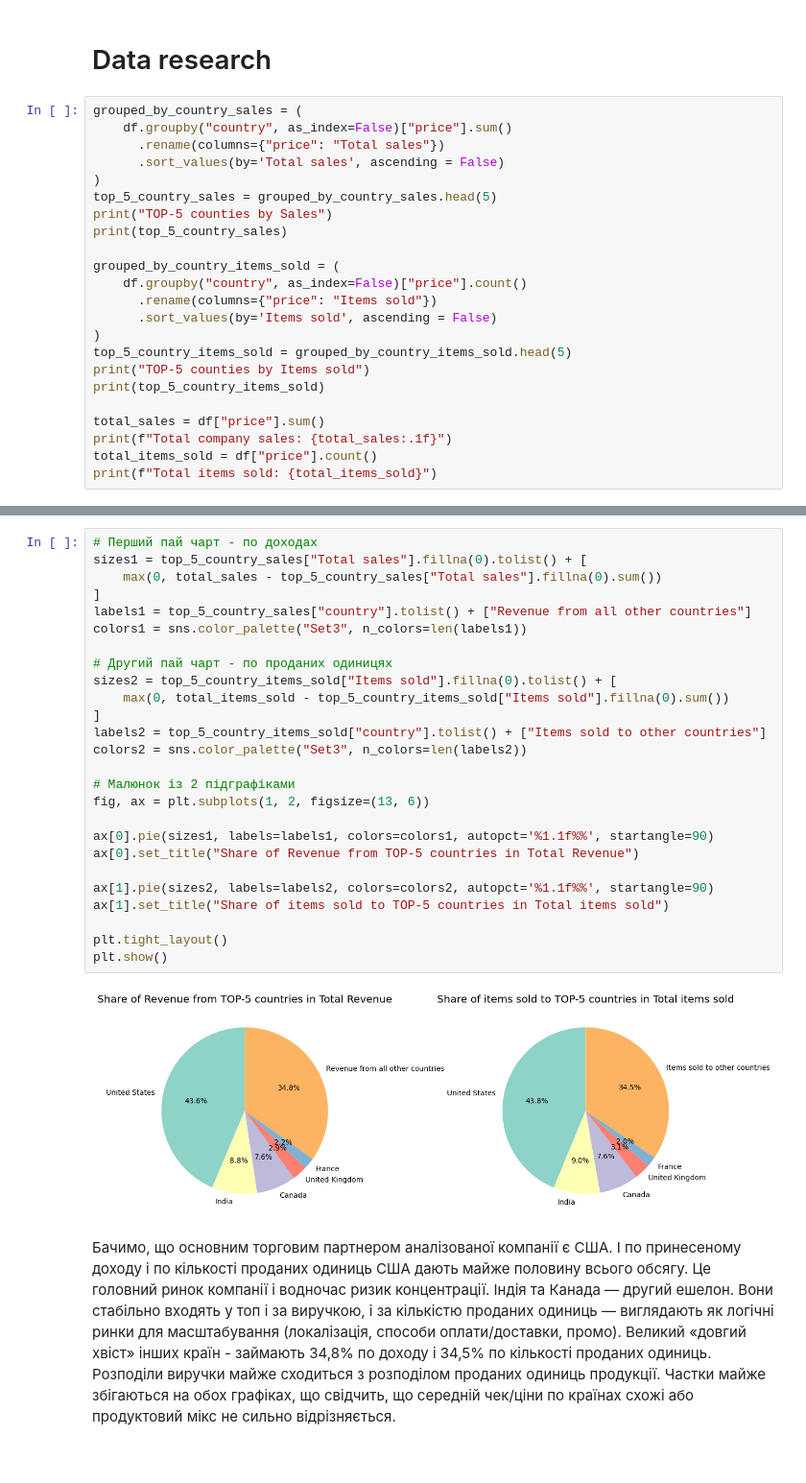
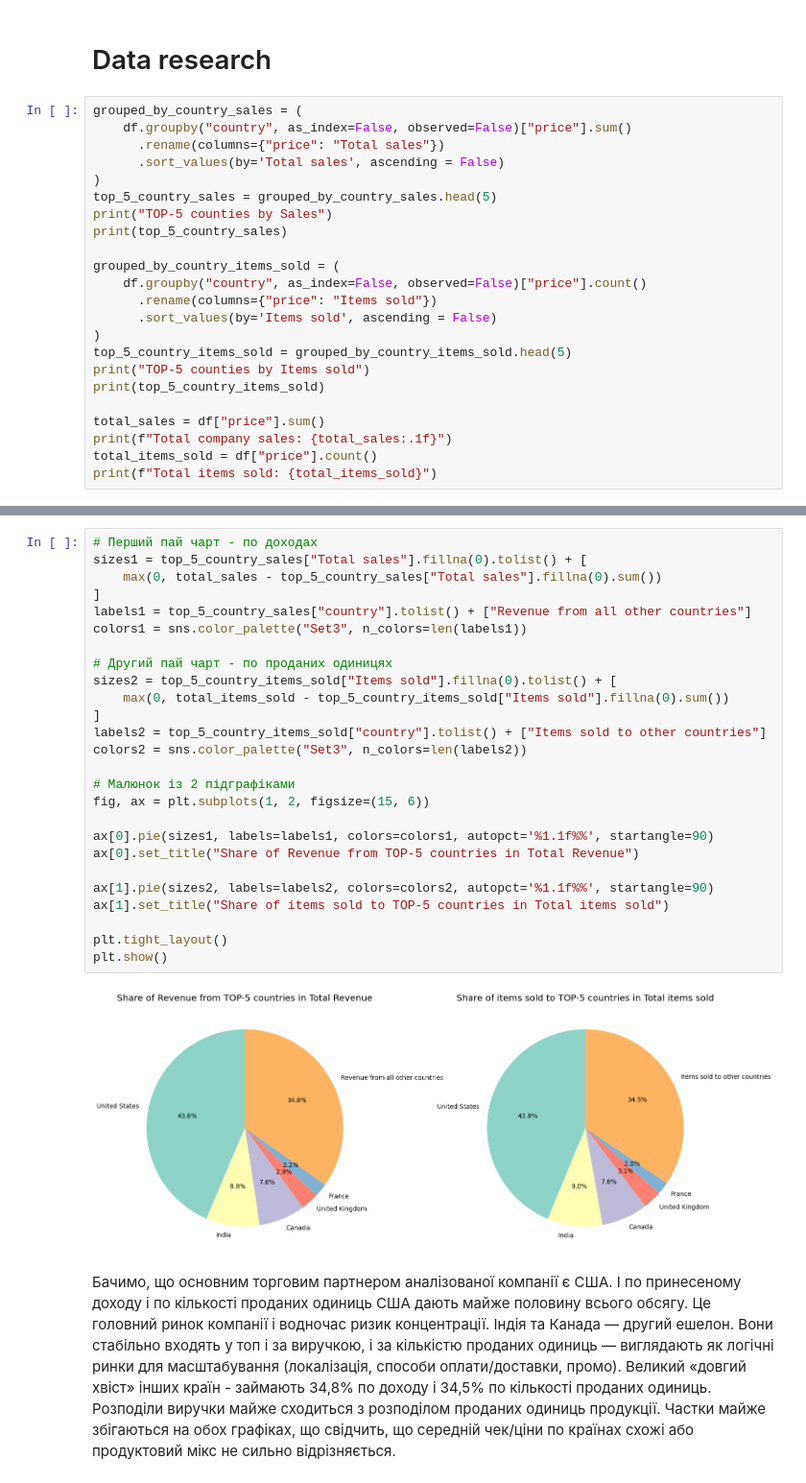
Before and after one commit to DariyaBelokon/Portfolio-project, a Jupyter notebook: Portfolio_Project_1.ipynb, the cells around one changed output, grey strips where cells are left out. Shown at 96% size. Saved outputs shown, nothing was run; the diff lists cells and outputs as text.

```diff
--- a/Portfolio_Project_1.ipynb
+++ b/Portfolio_Project_1.ipynb
@@ -269,7 +262,7 @@ Name: count, Length: 550, dtype: int64
 # Data research
 # %%
 grouped_by_country_sales = (
-    df.groupby("country", as_index=False)["price"].sum()
+    df.groupby("country", as_index=False, observed=False)["price"].sum()
       .rename(columns={"price": "Total sales"})
       .sort_values(by='Total sales', ascending = False)
 )
@@ -278,7 +271,7 @@ print("TOP-5 counties by Sales")
 print(top_5_country_sales)
 
 grouped_by_country_items_sold = (
-    df.groupby("country", as_index=False)["price"].count()
+    df.groupby("country", as_index=False, observed=False)["price"].count()
       .rename(columns={"price": "Items sold"})
       .sort_values(by='Items sold', ascending = False)
 )
@@ -314,31 +303,31 @@ The default of observed=False is deprecated and will be changed to True in a fut
 # %%
 # Перший пай чарт - по доходах
 sizes1 = top_5_country_sales["Total sales"].fillna(0).tolist() + [
     max(0, total_sales - top_5_country_sales["Total sales"].fillna(0).sum())
 ]
 labels1 = top_5_country_sales["country"].tolist() + ["Revenue from all other countries"]
 colors1 = sns.color_palette("Set3", n_colors=len(labels1))
 
 # Другий пай чарт - по проданих одиницях
 sizes2 = top_5_country_items_sold["Items sold"].fillna(0).tolist() + [
     max(0, total_items_sold - top_5_country_items_sold["Items sold"].fillna(0).sum())
 ]
 labels2 = top_5_country_items_sold["country"].tolist() + ["Items sold to other countries"]
 colors2 = sns.color_palette("Set3", n_colors=len(labels2))
 
 # Малюнок із 2 підграфіками
-fig, ax = plt.subplots(1, 2, figsize=(13, 6))
+fig, ax = plt.subplots(1, 2, figsize=(15, 6))
 
 ax[0].pie(sizes1, labels=labels1, colors=colors1, autopct='%1.1f%%', startangle=90)
 ax[0].set_title("Share of Revenue from TOP-5 countries in Total Revenue")
 
 ax[1].pie(sizes2, labels=labels2, colors=colors2, autopct='%1.1f%%', startangle=90)
 ax[1].set_title("Share of items sold to TOP-5 countries in Total items sold")
 
 plt.tight_layout()
 plt.show()
 # %% [output]
-[figure, old version]
+[figure, new version]
 # %% [markdown]
 Бачимо, що основним торговим партнером аналізованої компанії є США. І по принесеному доходу і по кількості проданих одиниць США дають майже половину всього обсягу. Це головний ринок компанії і водночас ризик концентрації.
 Індія та Канада — другий ешелон. Вони стабільно входять у топ і за виручкою, і за кількістю проданих одиниць — виглядають як логічні ринки для масштабування (локалізація, способи оплати/доставки, промо).
```
Also changed, not shown: parts of 26 cells of this notebook.
